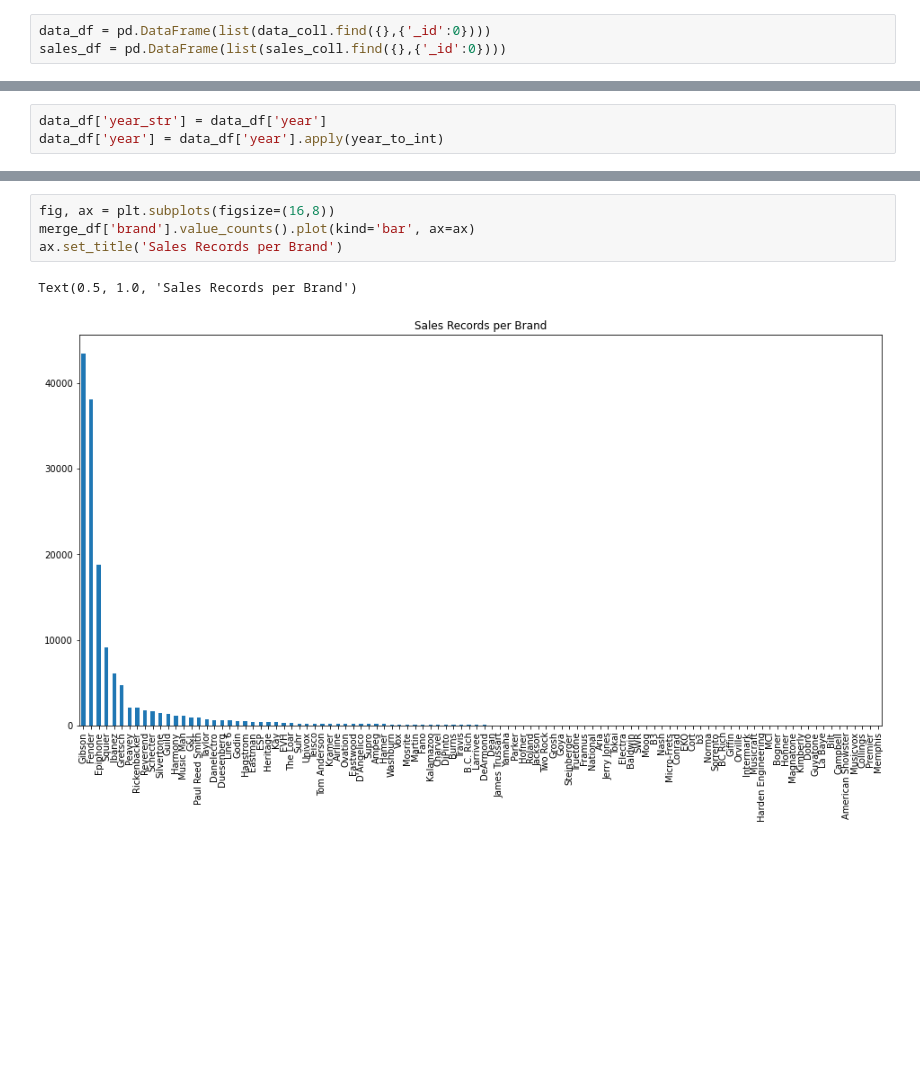
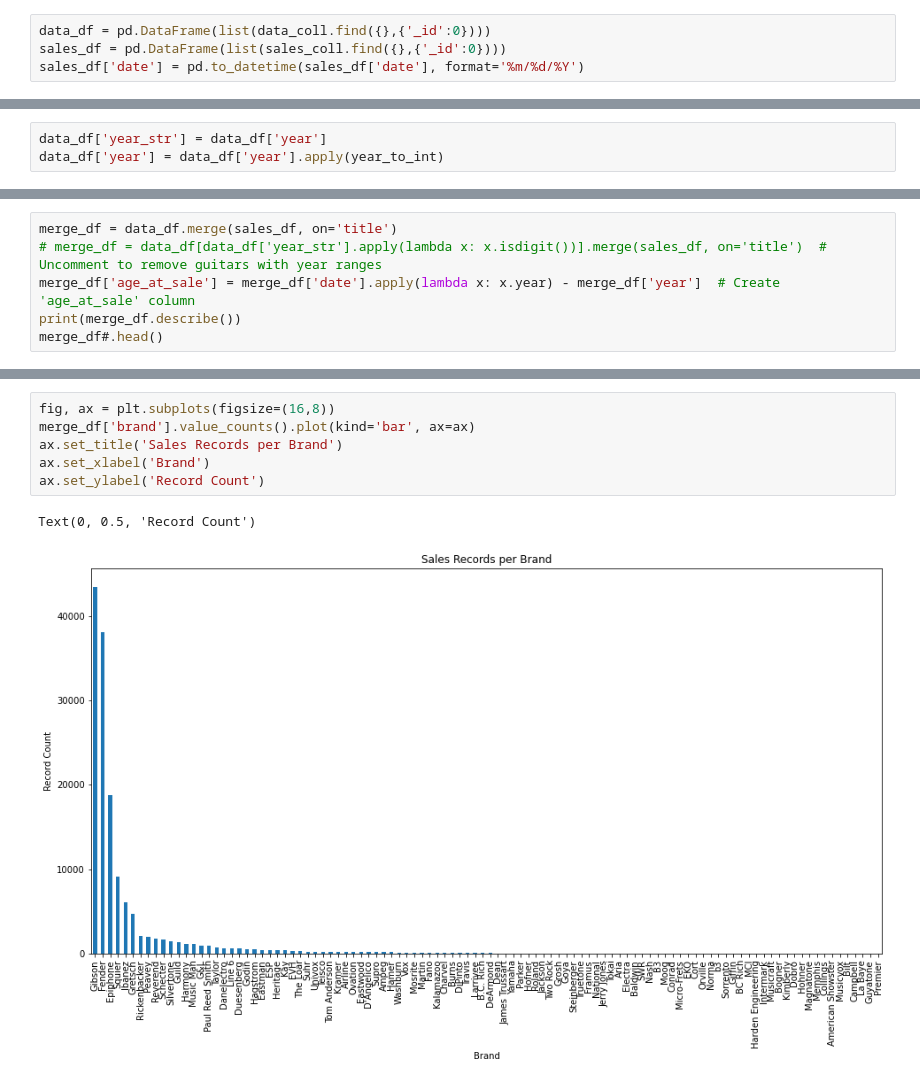
Before and after one commit to n-sweep/galvanize_capstone_2, a Jupyter notebook: exploration.ipynb, the cells around one changed output, grey strips where cells are left out. Saved outputs shown, nothing was run; the diff lists cells and outputs as text; blank space fills up the shorter version.

```diff
--- a/exploration.ipynb
+++ b/exploration.ipynb
@@ -19,6 +17,7 @@ data_coll = db['data']
 # %%
 data_df = pd.DataFrame(list(data_coll.find({},{'_id':0})))
 sales_df = pd.DataFrame(list(sales_coll.find({},{'_id':0})))
+sales_df['date'] = pd.to_datetime(sales_df['date'], format='%m/%d/%Y')
 # %%
 print(data_df.info())
 data_df.head()
@@ -147,0 +131,6 @@ merge_df
+# %%
+merge_df = data_df.merge(sales_df, on='title')
+# merge_df = data_df[data_df['year_str'].apply(lambda x: x.isdigit())].merge(sales_df, on='title')  # Uncomment to remove guitars with year ranges
+merge_df['age_at_sale'] = merge_df['date'].apply(lambda x: x.year) - merge_df['year']  # Create 'age_at_sale' column
+print(merge_df.describe())
+merge_df#.head()
@@ -148,10 +170,12 @@ merge_df
 # %%
 fig, ax = plt.subplots(figsize=(16,8))
 merge_df['brand'].value_counts().plot(kind='bar', ax=ax)
 ax.set_title('Sales Records per Brand')
+ax.set_xlabel('Brand')
+ax.set_ylabel('Record Count')
 # %% [output]
-Text(0.5, 1.0, 'Sales Records per Brand')
+Text(0, 0.5, 'Record Count')
-[figure, old version]
+[figure, new version]
 # %%
 fig, ax = plt.subplots(figsize=(20,8))
 mean_sales_by_brand = data_df.groupby('brand')['mean_sale'].mean().sort_values(ascending=False)
```
Also changed, not shown: parts of 54 cells of this notebook, 3 other files.
